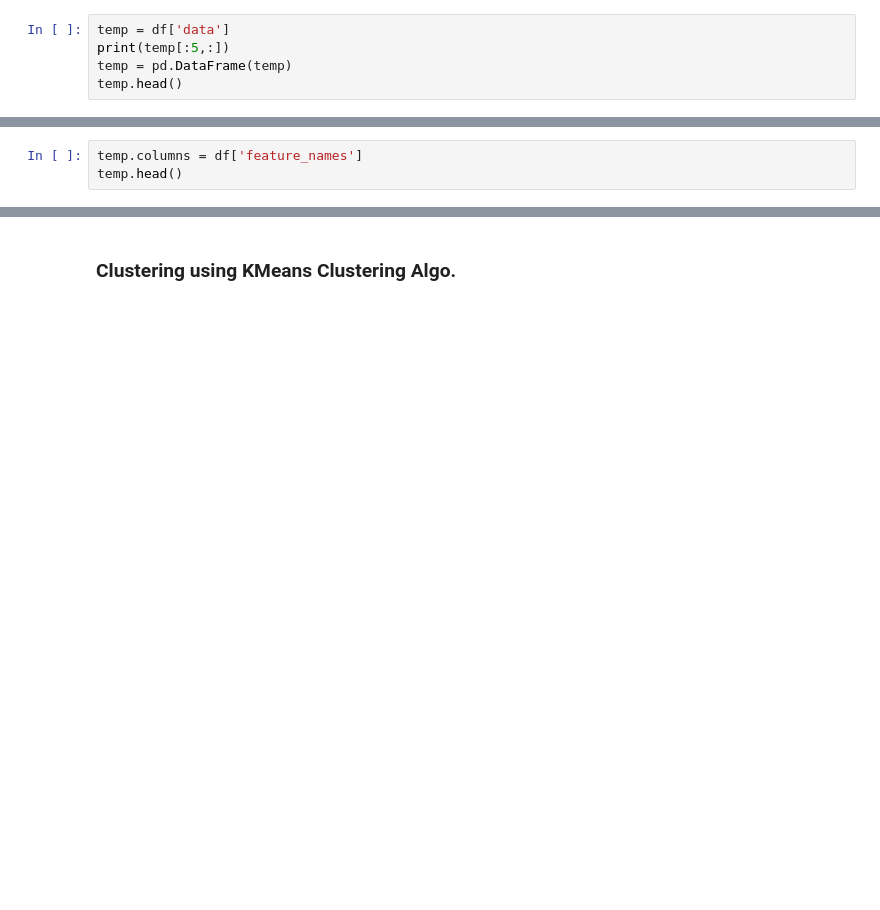
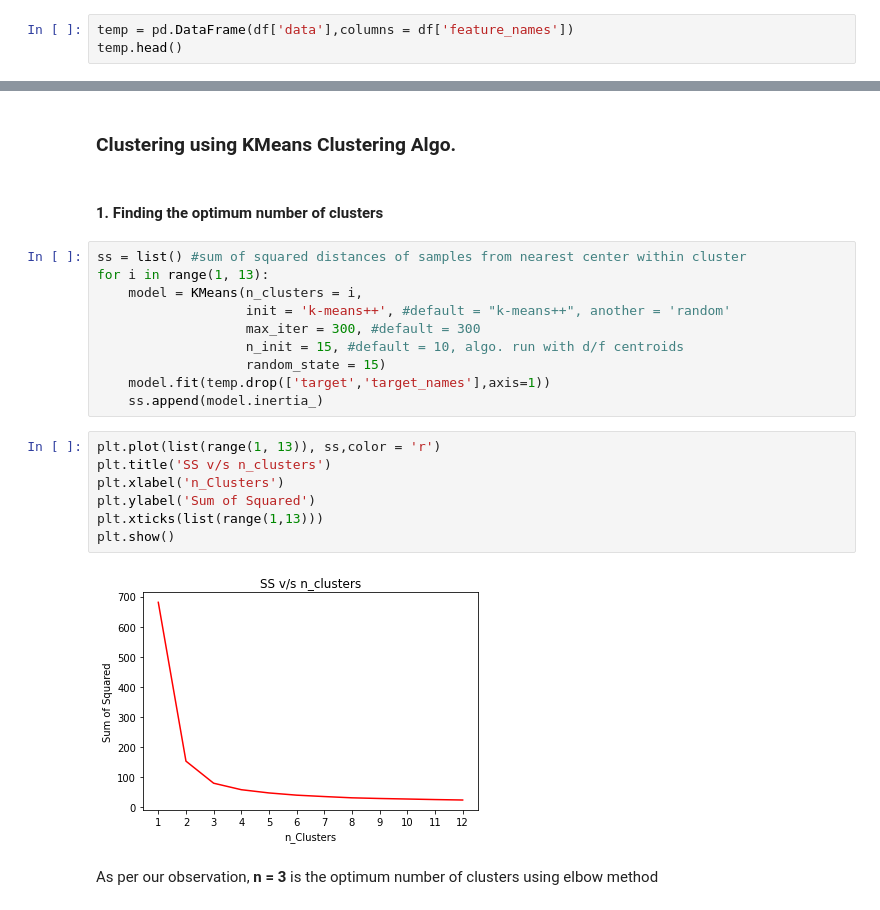
Before and after one commit to yesdeepakmittal/ml4beginners, a Jupyter notebook: mlDay02_Iris_unsupervised_lr_cluster.ipynb, the cells around one changed output, grey strips where cells are left out. Drawn from its saved outputs; the diff is of its cells as text; blank space fills up the shorter version.

Commit message:
find clusters

```diff
--- a/mlDay02_Iris_unsupervised_lr_cluster.ipynb
+++ b/mlDay02_Iris_unsupervised_lr_cluster.ipynb
@@ -23,8 +23,6 @@ df = datasets.load_iris() #also from here px.data.iris()
 # %% [markdown]
 <b>df</b> is a .json dataset containing data about features, target, features names, target names, etc. Our task is to read data into .json format and make a dataframe of it so that it will become more readible. Print **df** data into another cell if you want to look inside it.
 # %%
-temp = df['data']
-print(temp[:5,:])
-temp = pd.DataFrame(temp)
+temp = pd.DataFrame(df['data'],columns = df['feature_names'])
 temp.head()
 # %% [output]
@@ -49,3 +34,0 @@ df['feature_names']
-# %%
-temp.columns = df['feature_names']
-temp.head()
@@ -107,3 +83,26 @@ fig.show('svg') #only for static image
 [interactive output not drawn]
 # %% [markdown]
 <h3>Clustering using KMeans Clustering Algo.</h3>
+# %% [markdown]
+<h4>1. Finding the optimum number of clusters</h4>
+# %%
+ss = list() #sum of squared distances of samples from nearest center within cluster
+for i in range(1, 13):
+    model = KMeans(n_clusters = i,
+                   init = 'k-means++', #default = "k-means++", another = 'random'
+                   max_iter = 300, #default = 300
+                   n_init = 15, #default = 10, algo. run with d/f centroids
+                   random_state = 15)
+    model.fit(temp.drop(['target','target_names'],axis=1))
+    ss.append(model.inertia_)
+# %%
+plt.plot(list(range(1, 13)), ss,color = 'r')
+plt.title('SS v/s n_clusters')
+plt.xlabel('n_Clusters')
+plt.ylabel('Sum of Squared')
+plt.xticks(list(range(1,13)))
+plt.show()
+# %% [output]
+[figure, added]
+# %% [markdown]
+As per our observation, **n = 3** is the optimum number of clusters using elbow method
```
Also changed, not shown: parts of 5 cells of this notebook.
